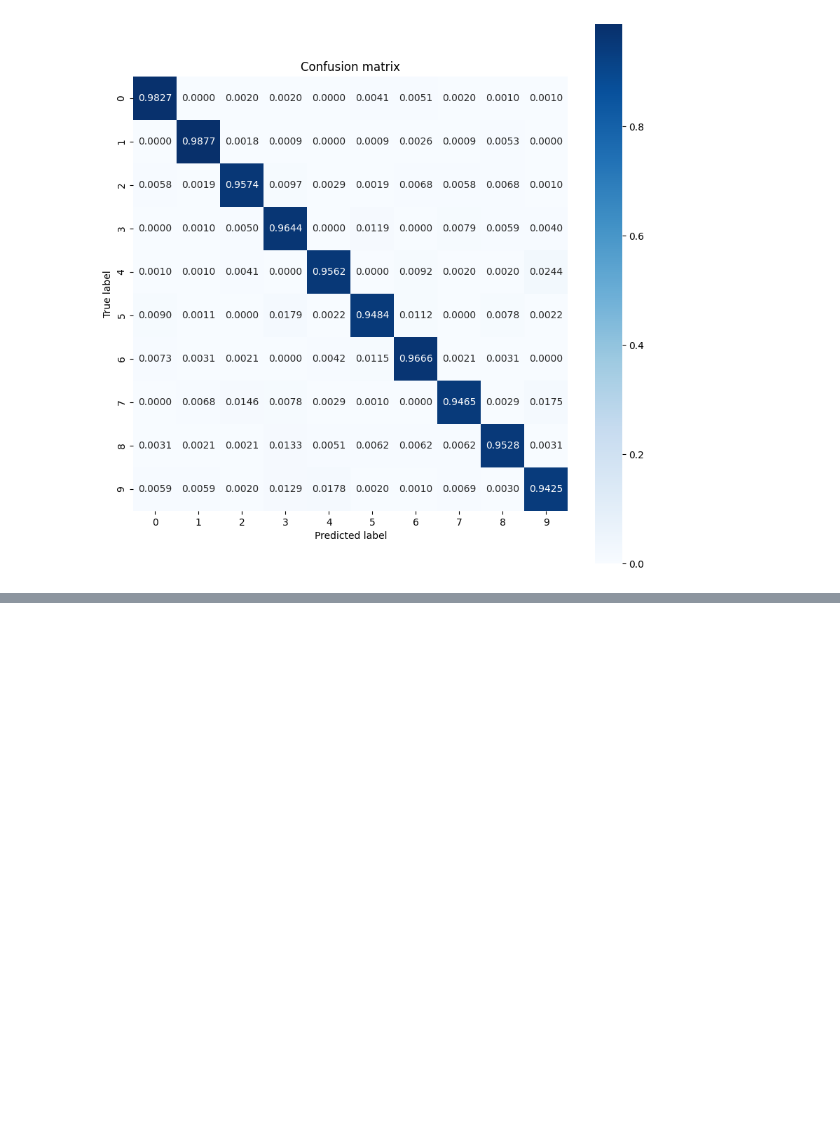
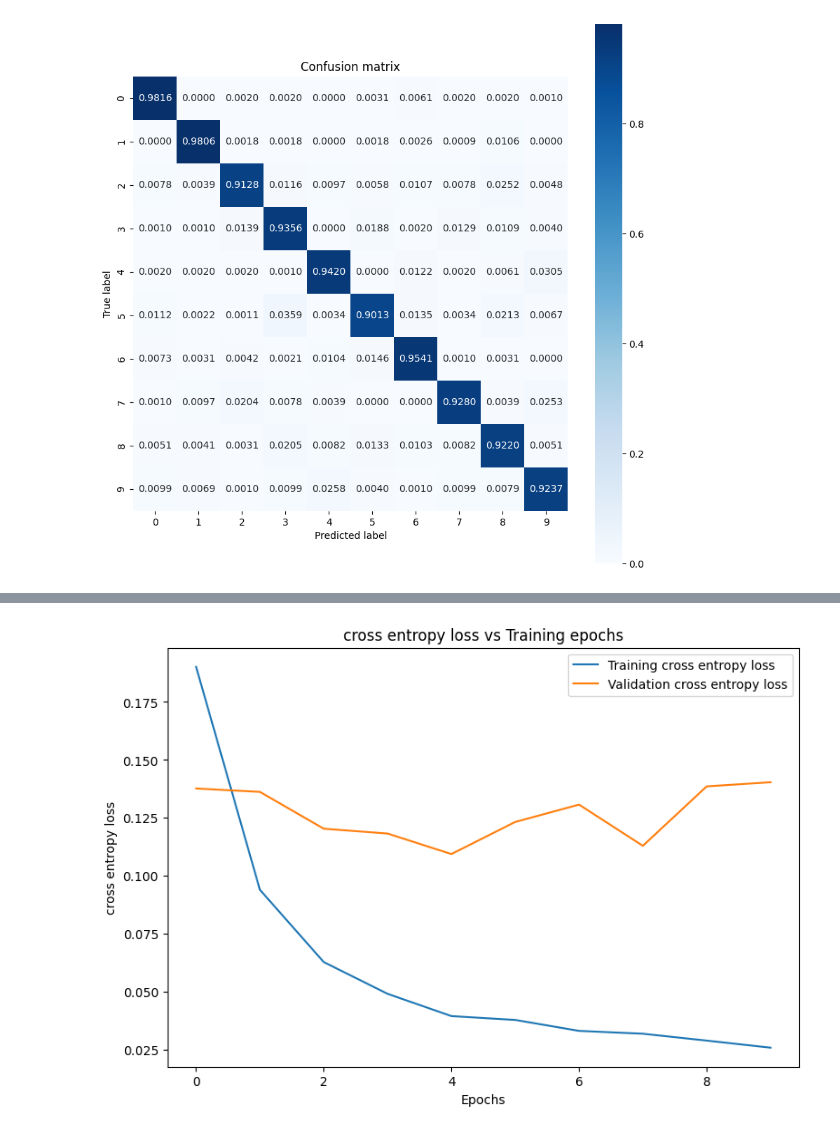
Before and after one commit to ianzin30/mnist-mlp, a Jupyter notebook: BBMP.ipynb, the cells around one changed output, grey strips where cells are left out. Cells and saved outputs as stored; diff of their text form; code cells hidden in the pictures; blank space fills up the shorter version.

```diff
--- a/BBMP.ipynb
+++ b/BBMP.ipynb
@@ -462,0 +443,34 @@ Recall: 0.9605065891637841
+# %%
+class Adam:
+    def __init__(self, learning_rate=1e-3, beta_1=0.9, beta_2=0.999, ep=1e-7):
+      # Initialize optimizer parameters and variable slots
+      self.beta_1 = beta_1
+      self.beta_2 = beta_2
+      self.learning_rate = learning_rate
+      self.ep = ep
+      self.t = 1.
+      self.v_dvar, self.s_dvar = [], []
+      self.built = False
+
+    def apply_gradients(self, grads, vars):
+      # Initialize variables on the first call
+      if not self.built:
+        for var in vars:
+          v = tf.Variable(tf.zeros(shape=var.shape))
+          s = tf.Variable(tf.zeros(shape=var.shape))
+          self.v_dvar.append(v)
+          self.s_dvar.append(s)
+        self.built = True
+      # Update the model variables given their gradients
+      for i, (d_var, var) in enumerate(zip(grads, vars)):
+        self.v_dvar[i].assign(self.beta_1*self.v_dvar[i] + (1-self.beta_1)*d_var)
+        self.s_dvar[i].assign(self.beta_2*self.s_dvar[i] + (1-self.beta_2)*tf.square(d_var))
+        v_dvar_bc = self.v_dvar[i]/(1-(self.beta_1**self.t))
+        s_dvar_bc = self.s_dvar[i]/(1-(self.beta_2**self.t))
+        var.assign_sub(self.learning_rate*(v_dvar_bc/(tf.sqrt(s_dvar_bc) + self.ep)))
+      self.t += 1.
+      return
+# %%
+train_losses, train_accs, val_losses, val_accs = train_model(mlp_model, train_data, val_data,
+                                                             loss=cross_entropy_loss, acc=accuracy,
+                                                             optimizer=Adam(), epochs=10)
@@ -462,0 +495,4 @@ Recall: 0.9605065891637841
+# %%
+plot_metrics(train_losses, val_losses, "cross entropy loss")
+# %% [output]
+[figure, added]
```
Also changed, not shown: parts of 19 cells of this notebook.
